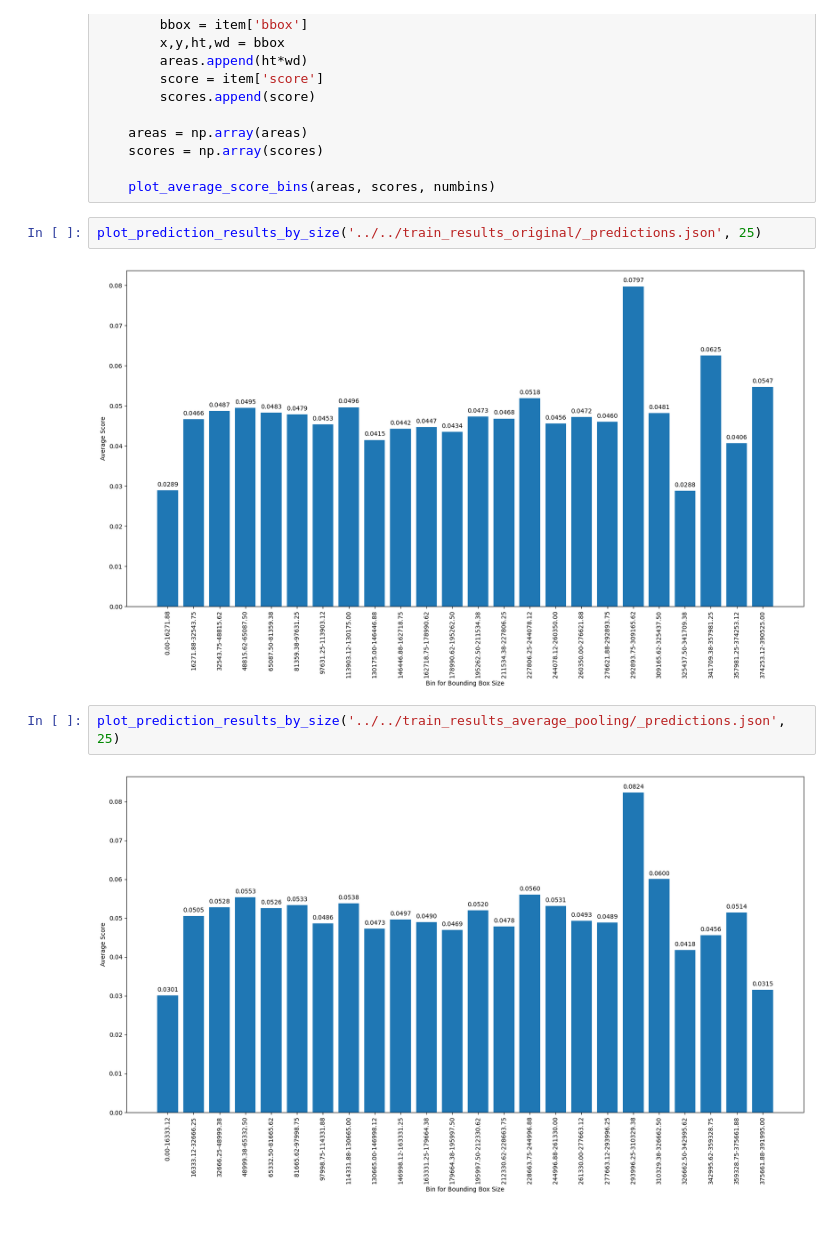
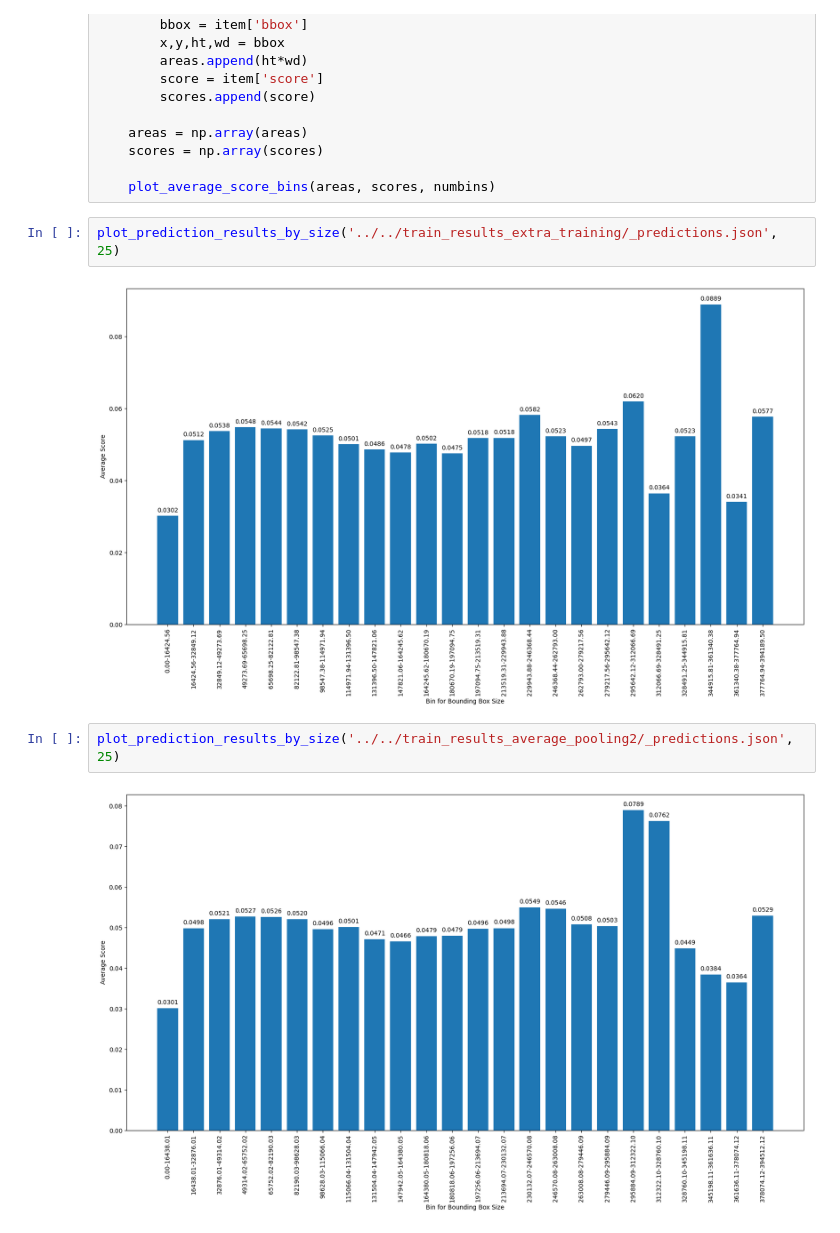
Before and after one commit to Isaacwilliam4/yolov7, a Jupyter notebook: compvision_final_project/notebooks/size_dist.ipynb, the cells around one changed output. Cells and saved outputs as stored; diff of their text form.

Commit message:
ran comparitive results and updated readme

```diff
--- a/compvision_final_project/notebooks/size_dist.ipynb
+++ b/compvision_final_project/notebooks/size_dist.ipynb
@@ -43,13 +43,13 @@ def plot_prediction_results_by_size(pred_path, numbins):
 
     plot_average_score_bins(areas, scores, numbins)
 # %%
-plot_prediction_results_by_size('../../train_results_original/_predictions.json', 25)
+plot_prediction_results_by_size('../../train_results_extra_training/_predictions.json', 25)
 # %% [output]
-[figure, old version]
+[figure, new version]
 # %%
-plot_prediction_results_by_size('../../train_results_average_pooling/_predictions.json', 25)
+plot_prediction_results_by_size('../../train_results_average_pooling2/_predictions.json', 25)
 # %% [output]
-[figure, old version]
+[figure, new version]
 # %%
 def plot_average_score_bins_side_by_side(areas_list, scores_list, numbins, labels):
     bins = np.linspace(0, max(max(areas) for areas in areas_list), numbins)
```
Also changed, not shown: parts of 1 cell of this notebook, 1 other file.
